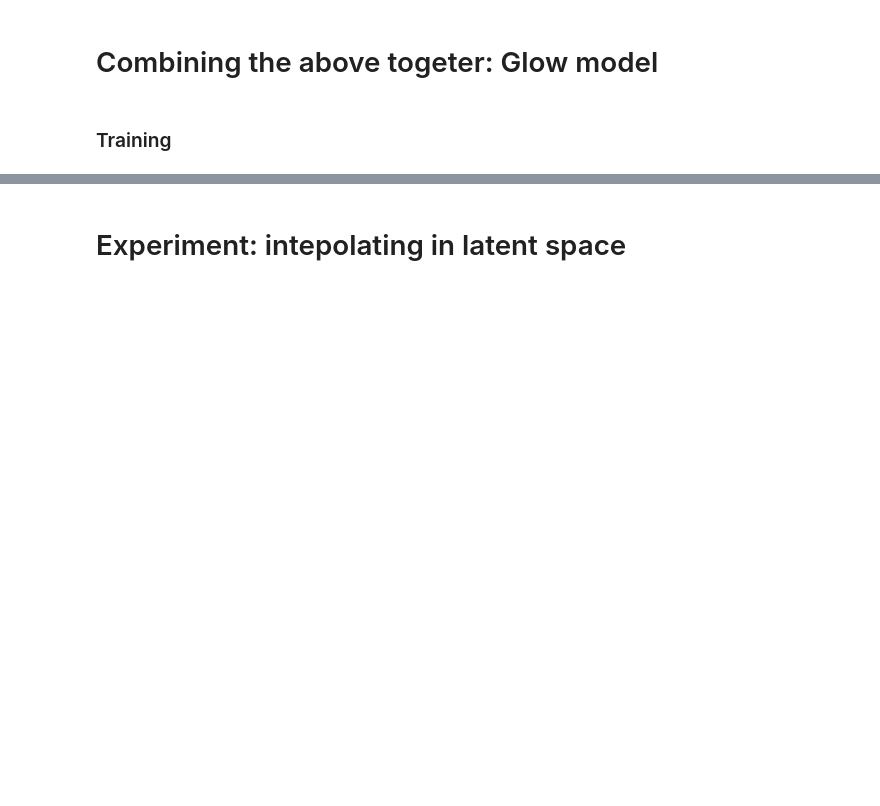
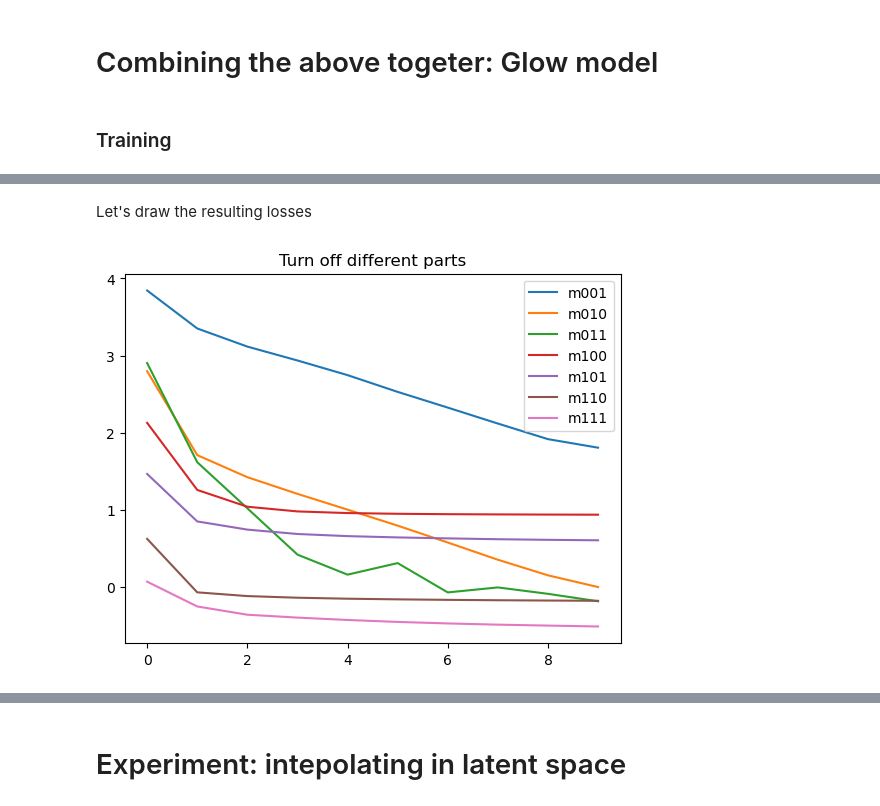
Before and after one commit to Natifick/Glow-ing-Bayes, a Jupyter notebook: Glow.ipynb, the cells around one changed output, grey strips where cells are left out. Saved outputs shown, nothing was run; the diff lists cells and outputs as text; code cells hidden in the pictures; blank space fills up the shorter version.

```diff
--- a/Glow.ipynb
+++ b/Glow.ipynb
@@ -648,20 +658,22 @@ def train(args, model, optimizer, train_loader, loss_key="nll_loss", model_prefi
 class Config():
     pass
 
-CONFIG = Config()
+def get_config():
+    CONFIG = Config()
 
-CONFIG.in_channel = 3
-CONFIG.img_size = 64
-CONFIG.batch_size = 256
-CONFIG.epochs = 10
-CONFIG.n_block = 4 # number of blocks with different resolution
-CONFIG.n_flow = 4 # number of flows in each block
-CONFIG.no_lu = False
-CONFIG.affine = True
-CONFIG.n_bits = 5
-CONFIG.lr = 1e-4
-CONFIG.temp = 0.7 # temperature of sampling (lower temperature reduces the number of outliers)
-CONFIG.n_sample = 20
+    CONFIG.img_size = 64
+    CONFIG.batch_size = 256
+    CONFIG.epochs = 10
+    CONFIG.n_block = 4 # number of blocks with different resolution
+    CONFIG.n_flow = 4 # number of flows in each block
+    CONFIG.no_lu = False
+    CONFIG.affine = True
+    CONFIG.n_bits = 5
+    CONFIG.lr = 1e-4
+    CONFIG.temp = 0.7 # temperature of sampling (lower temperature reduces the number of outliers)
+    CONFIG.n_sample = 20
+    return CONFIG
+CONFIG = get_config()
 # %%
 def make_model(CONFIG):
     model = Glow(
@@ -702,0 +729,15 @@ for n in range(1, 8):
+# %% [markdown]
+Let's draw the resulting losses
+# %%
+for n in range(1, 8):
+    # layers_mask = [use_act_norm, use_one_conv, use_coupling]
+    mask = [(n // 2 ** i) % 2 for i in range(3)][::-1]
+    model_prefix = "m" + "".join([str(m) for m in mask])
+    with open(f"checkpoints/losss_{model_prefix}.json", "r") as f:
+        losses = json.load(f)
+    plt.plot(losses['Loss'], label=model_prefix)
+plt.title("Turn off different parts")
+plt.legend()
+plt.show()
+# %% [output]
+[figure, new version]
```
Also changed, not shown: parts of 23 cells of this notebook.
